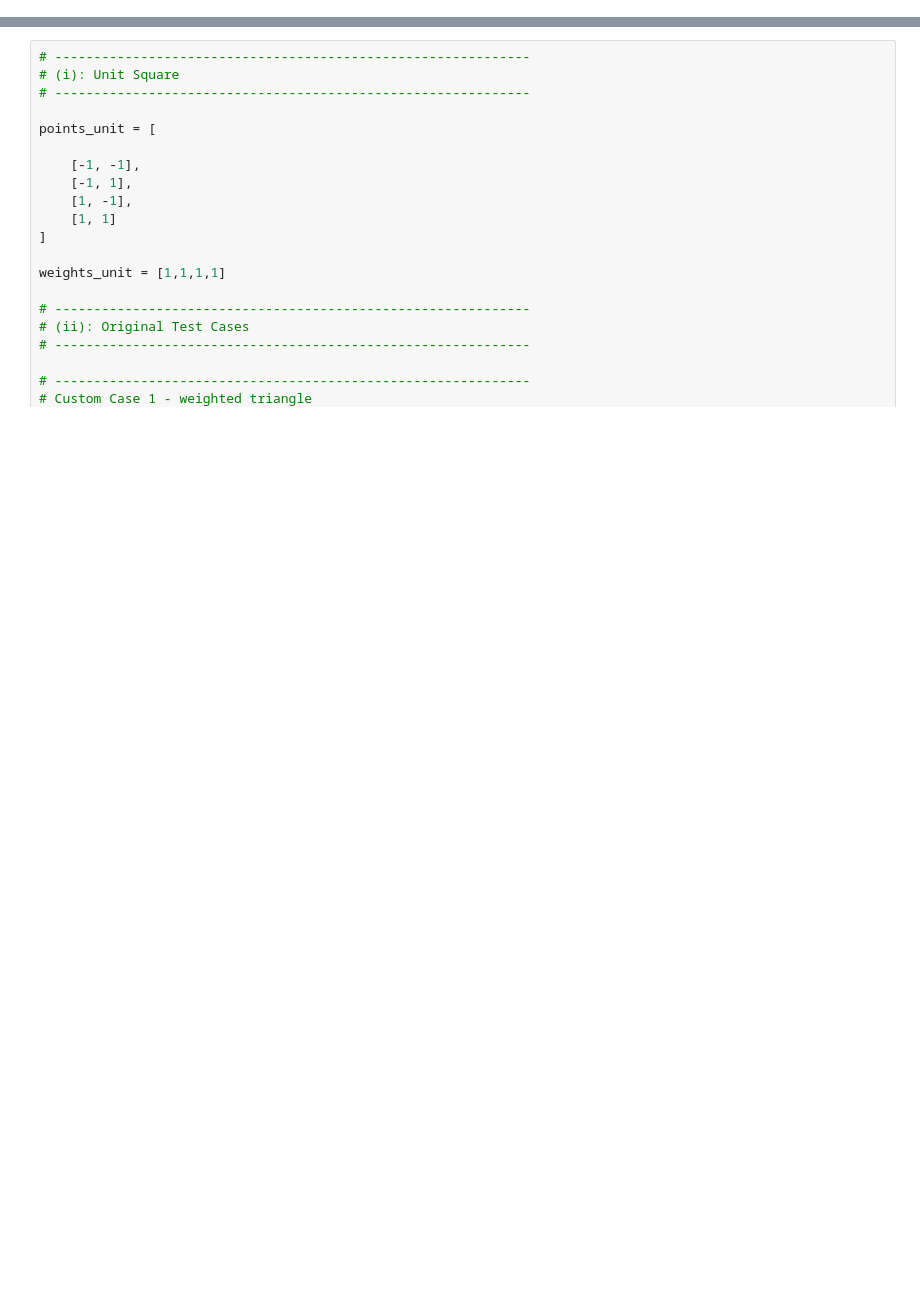
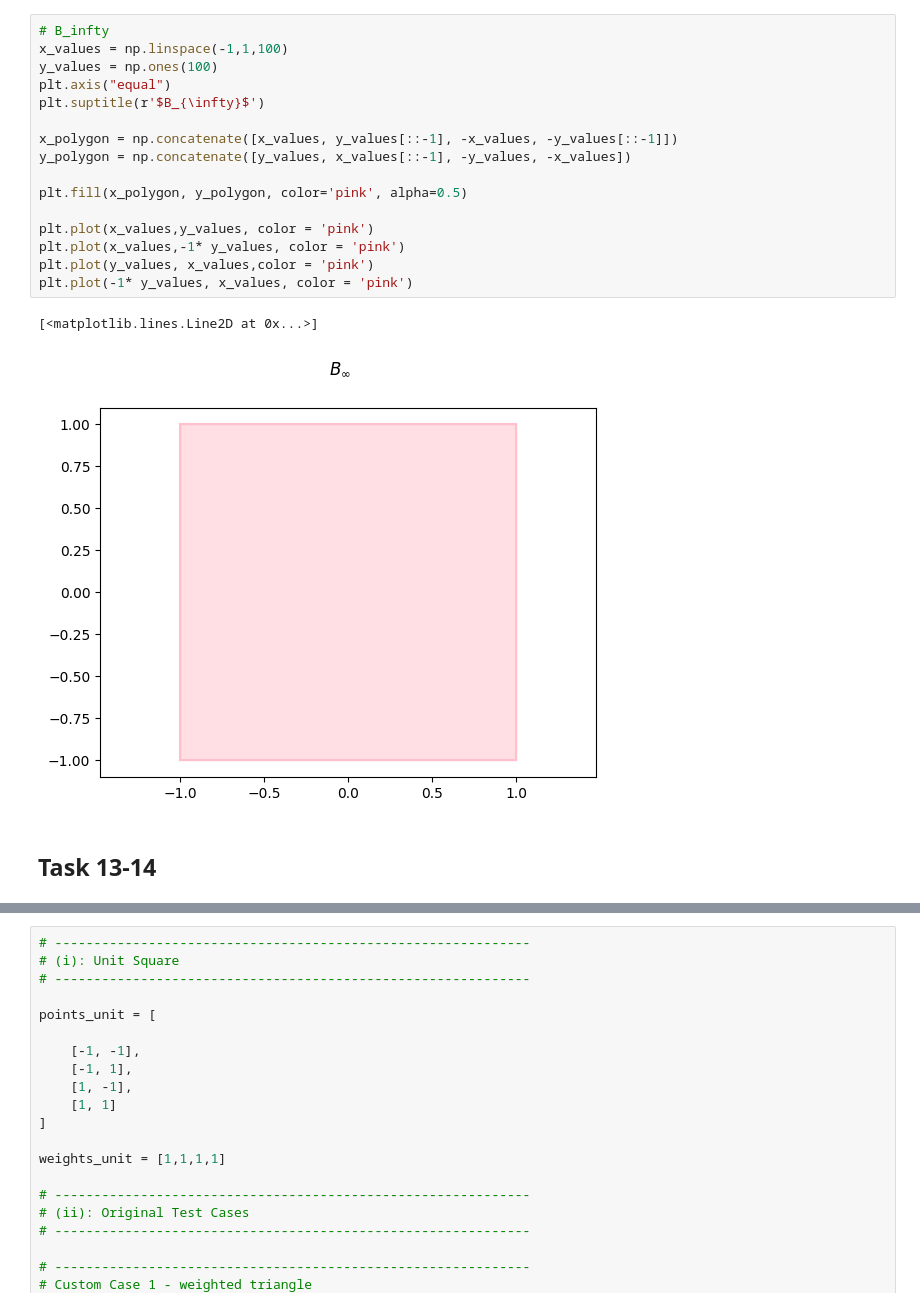
Before and after one commit to sauletrep/Location_Analysis, a Jupyter notebook: optimering_project.ipynb, the cells around one changed output, grey strips where cells are left out. Drawn from its saved outputs; the diff is of its cells as text; blank space fills up the shorter version.

```diff
--- a/optimering_project.ipynb
+++ b/optimering_project.ipynb
@@ -242,0 +61,21 @@ def geometric_median_gradient(points, weights, x0=None, tol=tolerance, max_iter=
+# %%
+# B_infty
+x_values = np.linspace(-1,1,100)
+y_values = np.ones(100)
+plt.axis("equal")
+plt.suptitle(r'$B_{\infty}$')
+
+x_polygon = np.concatenate([x_values, y_values[::-1], -x_values, -y_values[::-1]])
+y_polygon = np.concatenate([y_values, x_values[::-1], -y_values, -x_values])
+
+plt.fill(x_polygon, y_polygon, color='pink', alpha=0.5)
+
+plt.plot(x_values,y_values, color = 'pink')
+plt.plot(x_values,-1* y_values, color = 'pink')
+plt.plot(y_values, x_values,color = 'pink')
+plt.plot(-1* y_values, x_values, color = 'pink')
+# %% [output]
+[<matplotlib.lines.Line2D at 0x...>]
+[figure, added]
+# %% [markdown]
+## Task 13-14
```
Also changed, not shown: parts of 5 cells of this notebook.
